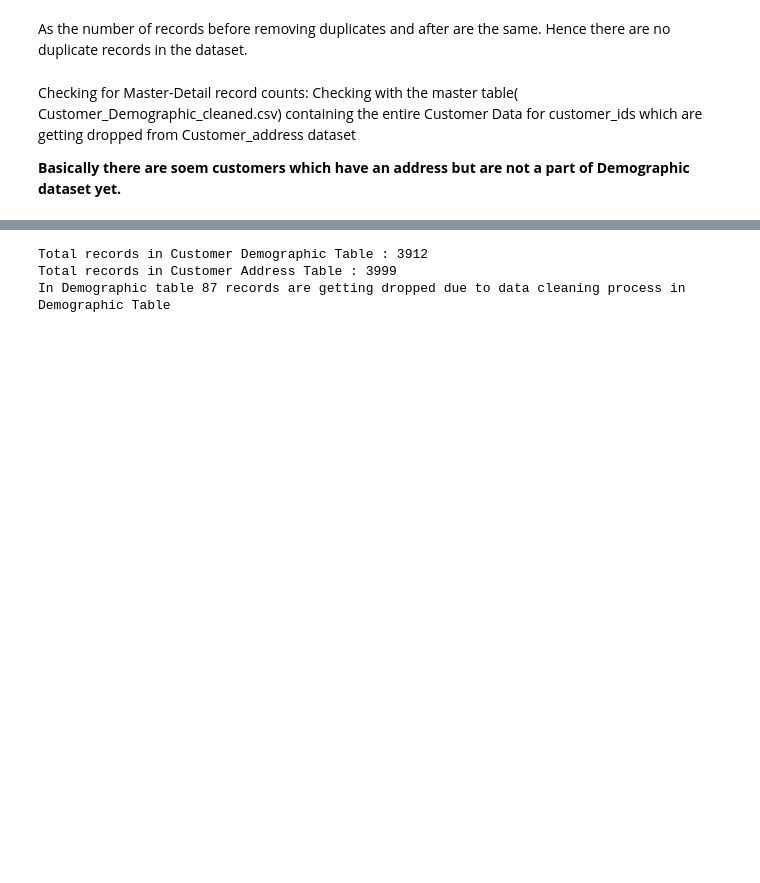
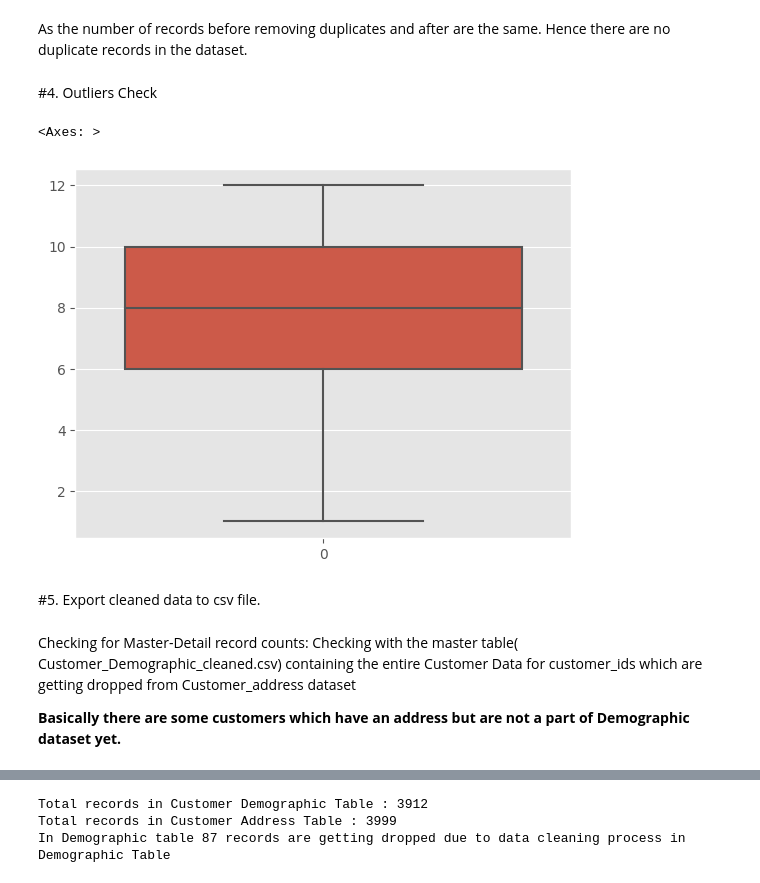
Before and after one commit to AryaChirag/Bicycle-sales, a Jupyter notebook: Data_cleaning_customer_address.ipynb, the cells around one changed output, grey strips where cells are left out. Saved outputs shown, nothing was run; the diff lists cells and outputs as text; code cells hidden in the pictures; blank space fills up the shorter version.

```diff
--- a/Data_cleaning_customer_address.ipynb
+++ b/Data_cleaning_customer_address.ipynb
@@ -176,4 +206,13 @@ Number of records after removing customer_id(pk), duplicates : 3999
 Number of records in original dataset : 3999
 # %% [markdown]
 As the number of records before removing duplicates and after are the same. Hence there are no duplicate records in the dataset.
+# %% [markdown]
+#4. Outliers Check
+# %%
+sns.boxplot(cust_address['property_valuation'])
+# %% [output]
+<Axes: >
+[figure, added]
+# %% [markdown]
+#5. Export cleaned data to csv file.
 # %%
@@ -184,7 +221,7 @@ cust_address.to_csv("Customer_Address_cleaned.csv", index= False)
 Checking for Master-Detail record counts:
 Checking with the master table( Customer_Demographic_cleaned.csv) containing the entire Customer Data for customer_ids which are getting dropped from Customer_address dataset
 
-**Basically there are soem customers which have an address but are not a part of Demographic dataset yet.**
+**Basically there are some customers which have an address but are not a part of Demographic dataset yet.**
 # %%
 cust_demo_detail = pd.read_csv('Customer_Demographic_cleaned.csv')
 # %%
```
Also changed, not shown: parts of 24 cells of this notebook.
